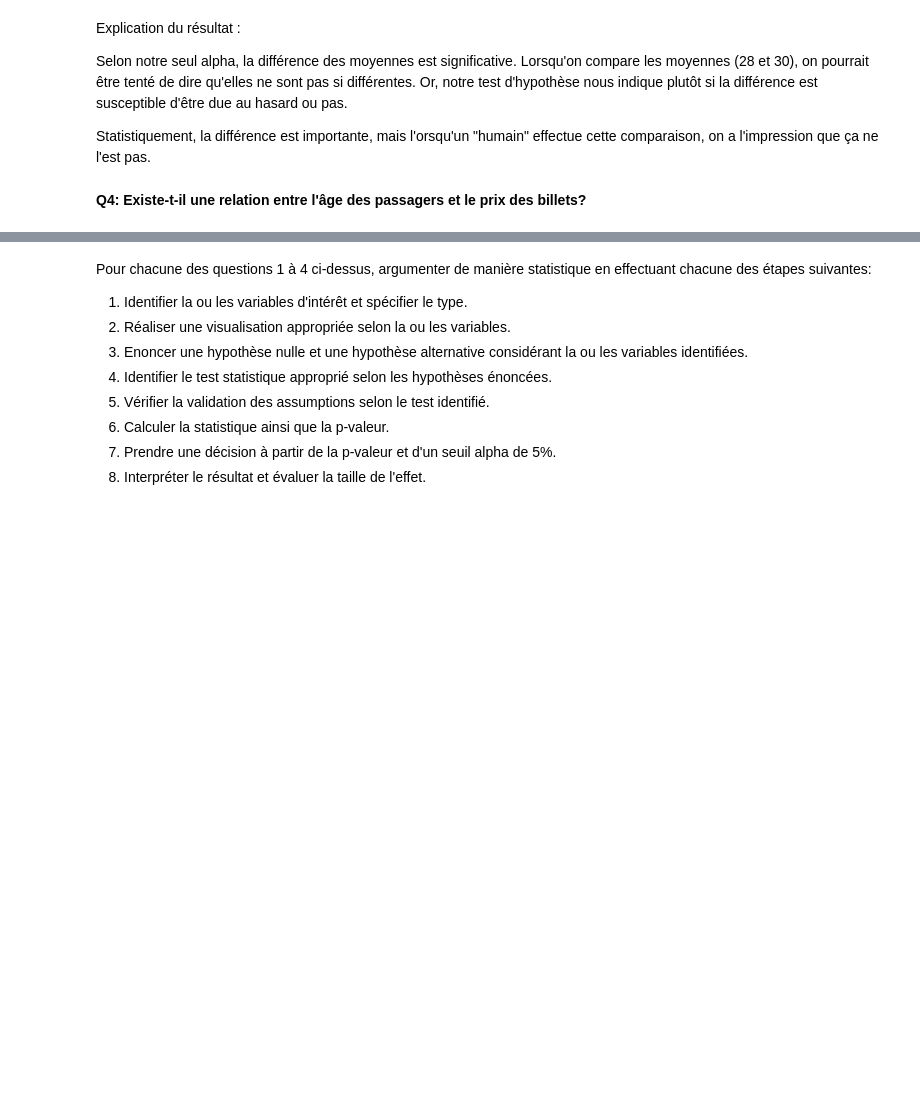
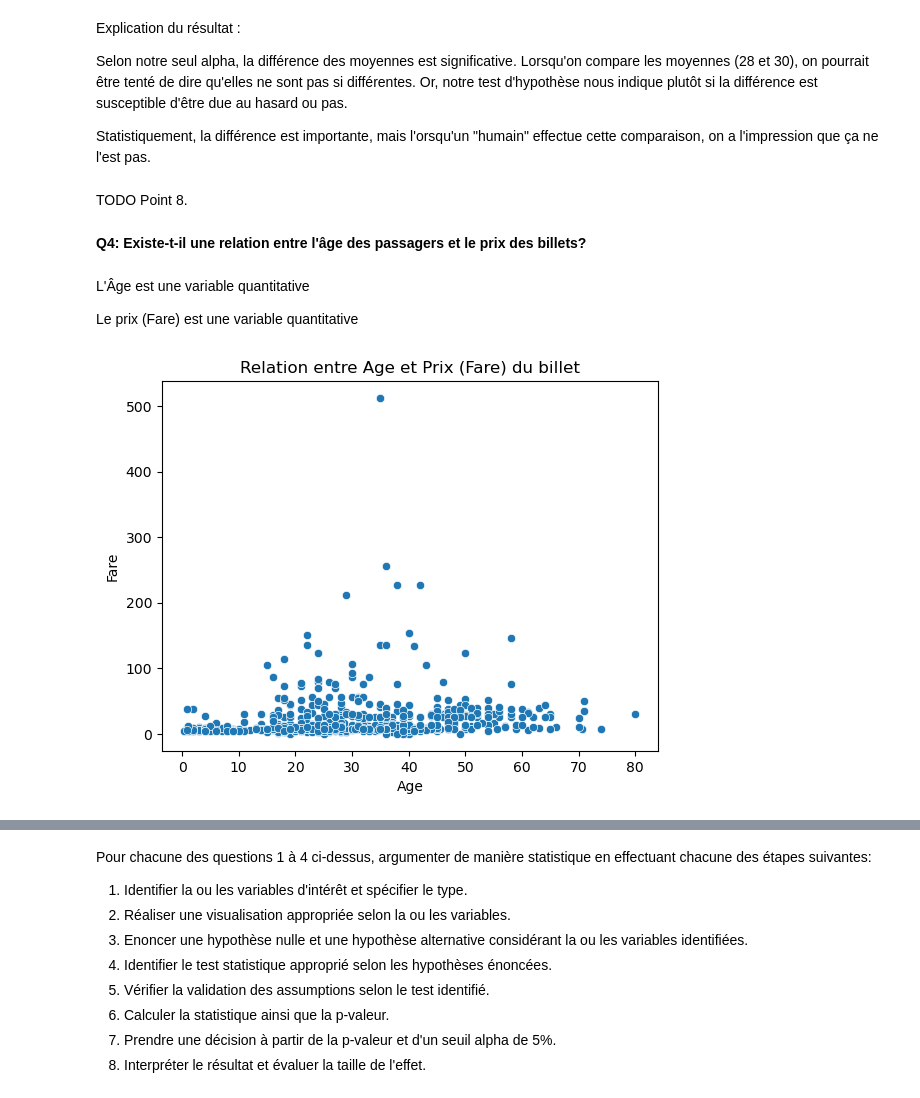
Before and after one commit to VictorFeller/Analyse-de-donn-es-Titanic, a Jupyter notebook: Projet.ipynb, the cells around one changed output, grey strips where cells are left out. Cells and saved outputs as stored; diff of their text form; code cells hidden in the pictures; blank space fills up the shorter version.

```diff
--- a/Projet.ipynb
+++ b/Projet.ipynb
@@ -320,5 +325,24 @@ Explication du résultat :
 Selon notre seul alpha, la différence des moyennes est significative. Lorsqu'on compare les moyennes (28 et 30), on pourrait être tenté de dire qu'elles ne sont pas si différentes. Or, notre test d'hypothèse nous indique plutôt si la différence est susceptible d'être due au hasard ou pas.
 
 Statistiquement, la différence est importante, mais l'orsqu'un "humain" effectue cette comparaison, on a l'impression que ça ne l'est pas.
+# %% [markdown]
+TODO Point 8.
 # %% [markdown]
 **Q4: Existe-t-il une relation entre l'âge des passagers et le prix des billets?**
+# %% [markdown]
+L'Âge est une variable quantitative
+
+Le prix (Fare) est une variable quantitative
+# %%
+#Pour visualiser la relation entre une variable qualitative et une autre variable qualitative, on utilise un Scatter plot
+
+# Scatter plot entre Age et Fare
+sns.scatterplot(
+    data=data_clean,
+    x="Age",
+    y="Fare"
+)
+plt.title("Relation entre Age et Prix (Fare) du billet")
+plt.show()
+# %% [output]
+[figure, added]
```
Also changed, not shown: parts of 9 cells of this notebook.
